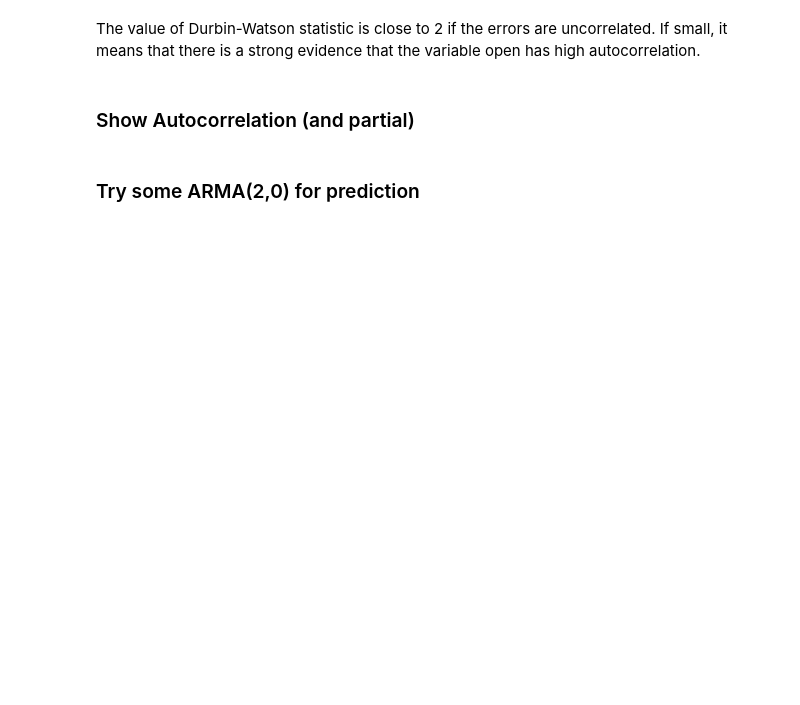
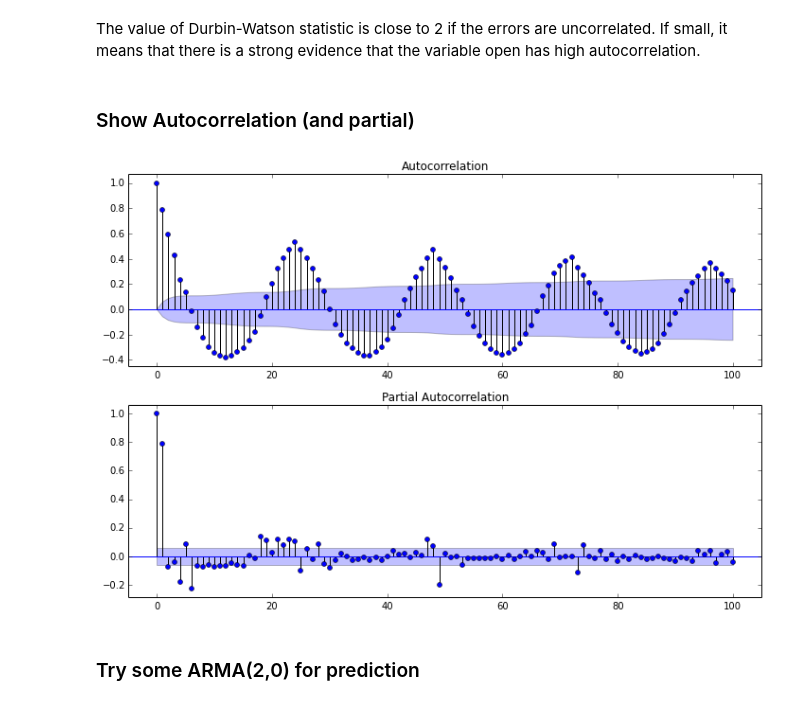
Before and after one commit to jake-g/parking-app, a Jupyter notebook: experiments/jake_scripts/timeseries_analysis.ipynb, the cells around one changed output. Cells and saved outputs as stored; diff of their text form; code cells hidden in the pictures; blank space fills up the shorter version.

```diff
--- a/experiments/jake_scripts/timeseries_analysis.ipynb
+++ b/experiments/jake_scripts/timeseries_analysis.ipynb
@@ -91,10 +106,13 @@ The value of Durbin-Watson statistic is close to 2 if the errors are uncorrelate
 # %% [markdown]
 ### Show Autocorrelation (and partial)
 # %%
+fig = plt.figure(figsize=(12,8))
 ax1 = fig.add_subplot(211)
 fig = sm.graphics.tsa.plot_acf(ts, lags=100, ax=ax1)
 ax2 = fig.add_subplot(212)
 fig = sm.graphics.tsa.plot_pacf(ts, lags = 100, ax=ax2)
+# %% [output]
+[figure, added]
 # %% [markdown]
 ### Try some ARMA(2,0) for prediction
 # %%
```
Also changed, not shown: parts of 15 cells of this notebook, 4 other files.
